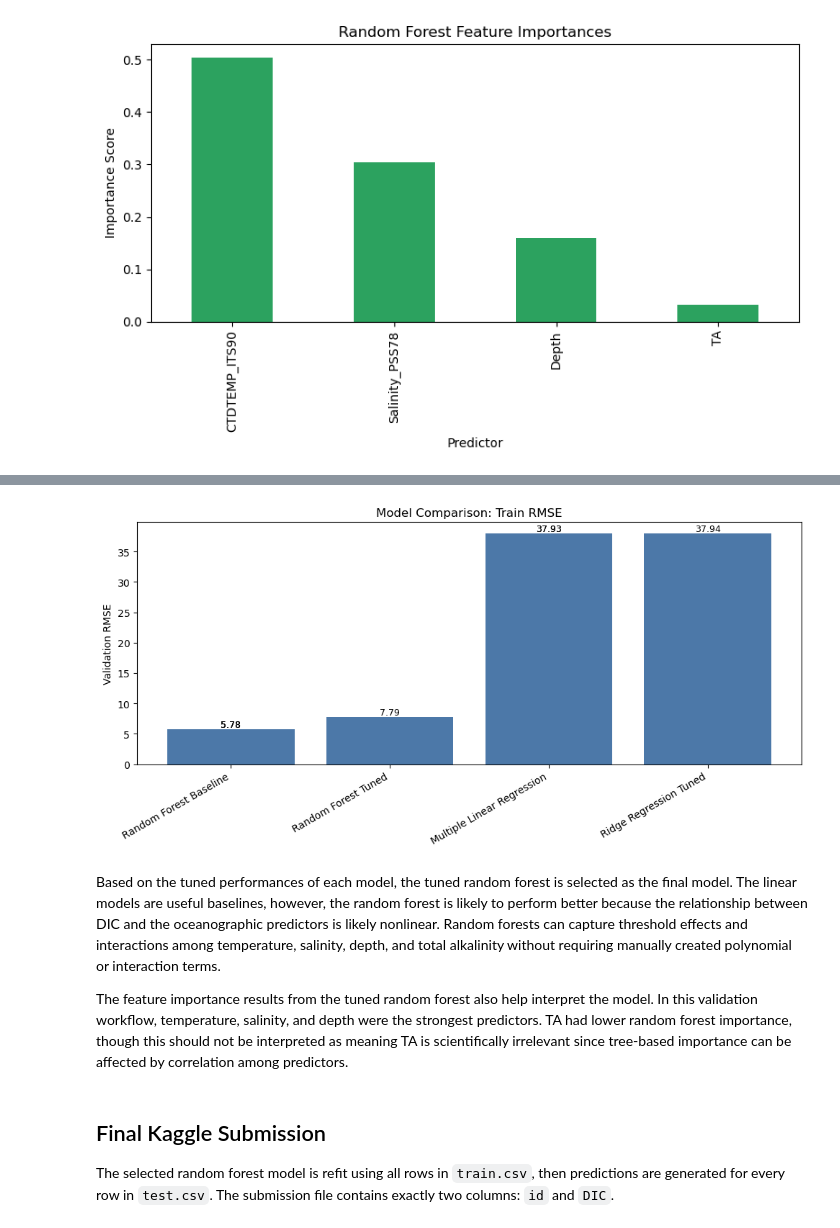
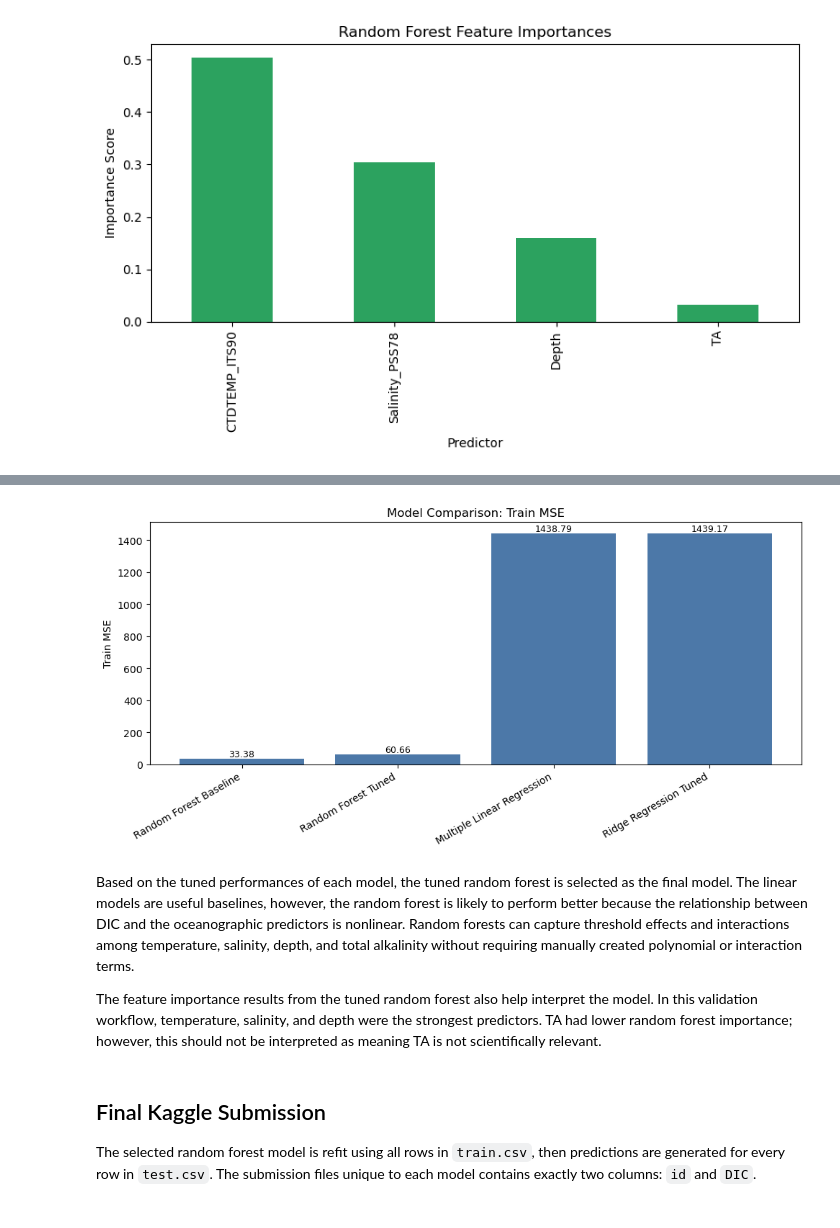
Before and after one commit to vedikaS-byte/eds-232-kaggle-competition, a Jupyter notebook: kaggle-notebook-competition.ipynb, the cells around one changed output, grey strips where cells are left out. Cells and saved outputs as stored; diff of their text form; code cells hidden in the pictures.

```diff
--- a/kaggle-notebook-competition.ipynb
+++ b/kaggle-notebook-competition.ipynb
@@ -421,35 +431,35 @@ results_df
 # %%
-# Plot validation RMSE for model comparison
-plot_df = results_df.sort_values("Train rmse", ascending=True)
+# Plot validation MSE for model comparison
+plot_df = results_df.sort_values("Train mse", ascending=True)
 
 plt.figure(figsize=(10, 5))
-bars = plt.bar(plot_df["model"], plot_df["Train rmse"], color="#4C78A8")
-plt.ylabel("Train RMSE")
-plt.title("Model Comparison: Train RMSE")
+bars = plt.bar(plot_df["model"], plot_df["Train mse"], color="#4C78A8")
+plt.ylabel("Train MSE")
+plt.title("Model Comparison: Train MSE")
 plt.xticks(rotation=30, ha="right")
 
 for i in range(len(bars)):
     bar = bars[i]
-    rmse = plot_df["Train rmse"].iloc[i]
+    rmse = plot_df["Train mse"].iloc[i]
 
     plt.text(
         bar.get_x() + bar.get_width() / 2,
         bar.get_height(),
         f"{rmse:.2f}",
         ha="center",
         va="bottom",
         fontsize=9,
     )
 
 plt.tight_layout()
 plt.show()
 # %% [output]
-[figure, old version]
+[figure, new version]
 # %% [markdown]
-Based on the tuned performances of each model, the tuned random forest is selected as the final model. The linear models are useful baselines, however, the random forest is likely to perform better because the relationship between DIC and the oceanographic predictors is likely nonlinear. Random forests can capture threshold effects and interactions among temperature, salinity, depth, and total alkalinity without requiring manually created polynomial or interaction terms.
+Based on the tuned performances of each model, the tuned random forest is selected as the final model. The linear models are useful baselines, however, the random forest is likely to perform better because the relationship between DIC and the oceanographic predictors is nonlinear. Random forests can capture threshold effects and interactions among temperature, salinity, depth, and total alkalinity without requiring manually created polynomial or interaction terms.
 
-The feature importance results from the tuned random forest also help interpret the model. In this validation workflow, temperature, salinity, and depth were the strongest predictors. TA had lower random forest importance, though this should not be interpreted as meaning TA is scientifically irrelevant since tree-based importance can be affected by correlation among predictors.
+The feature importance results from the tuned random forest also help interpret the model. In this validation workflow, temperature, salinity, and depth were the strongest predictors. TA had lower random forest importance; however, this should not be interpreted as meaning TA is not scientifically relevant.
 # %% [markdown]
 ## Final Kaggle Submission
 
-The selected random forest model is refit using all rows in `train.csv`, then predictions are generated for every row in `test.csv`. The submission file contains exactly two columns: `id` and `DIC`.
+The selected random forest model is refit using all rows in `train.csv`, then predictions are generated for every row in `test.csv`. The submission files unique to each model contains exactly two columns: `id` and `DIC`.
```
Also changed, not shown: parts of 10 cells of this notebook, 5 other files.
